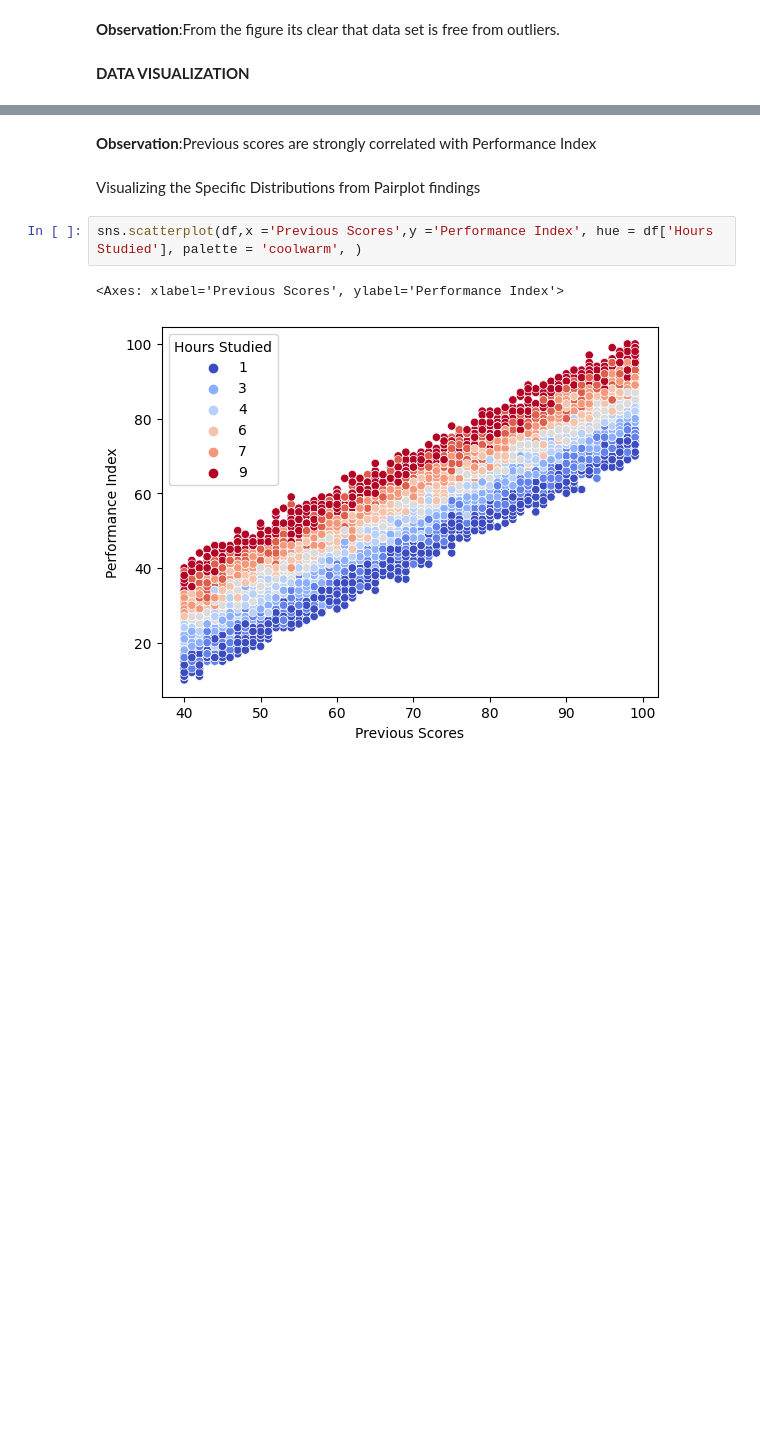
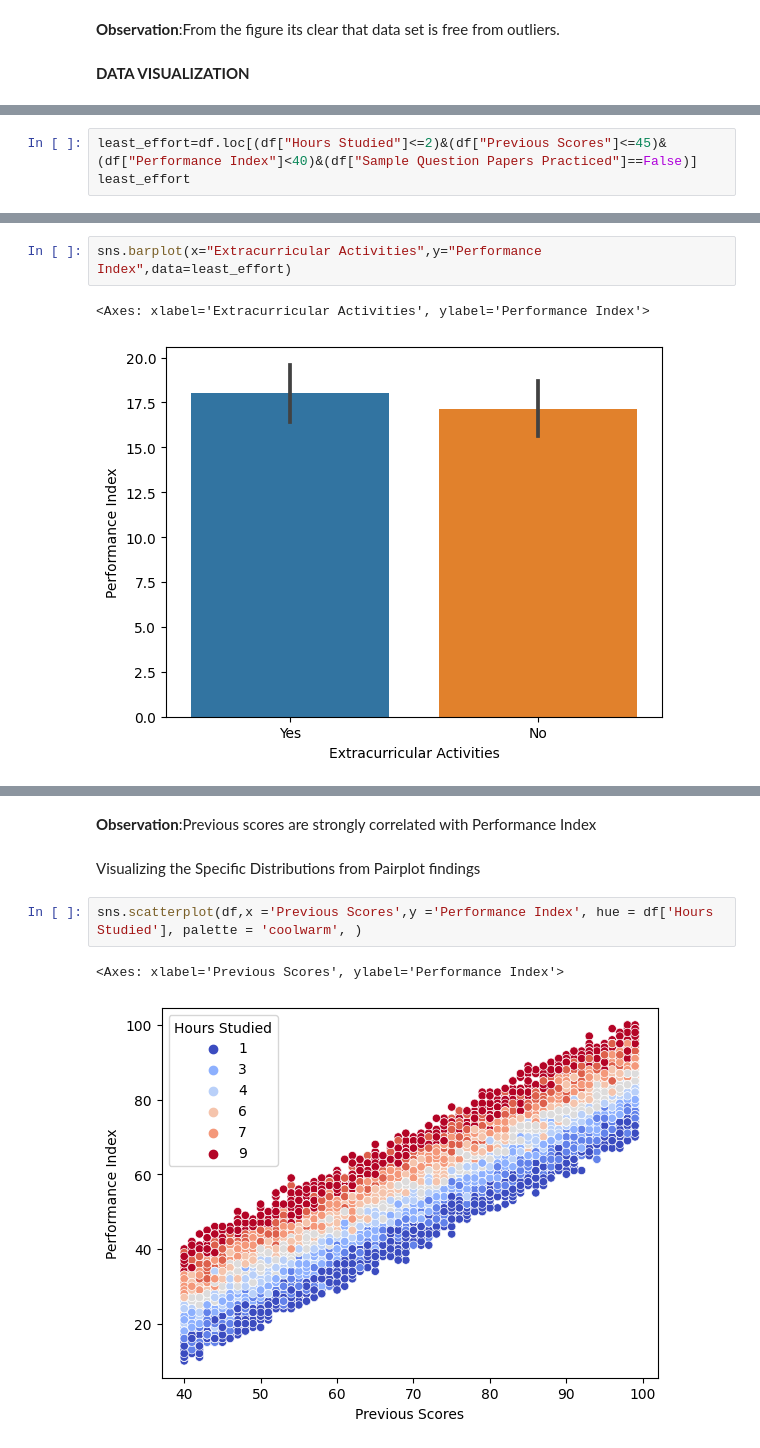
Before and after one commit to HarikrishnanK9/DataSymphony, a Jupyter notebook: Student_Performance_Regression.ipynb, the cells around one changed output, grey strips where cells are left out. Drawn from its saved outputs; the diff is of its cells as text; blank space fills up the shorter version.

```diff
--- a/Student_Performance_Regression.ipynb
+++ b/Student_Performance_Regression.ipynb
@@ -164,0 +173,3 @@ sns.barplot(x='Extracurricular Activities', y='Performance Index', data=df)
+# %%
+least_effort=df.loc[(df["Hours Studied"]<=2)&(df["Previous Scores"]<=45)&(df["Performance Index"]<40)&(df["Sample Question Papers Practiced"]==False)]
+least_effort
@@ -164,0 +194,5 @@ sns.barplot(x='Extracurricular Activities', y='Performance Index', data=df)
+# %%
+sns.barplot(x="Extracurricular Activities",y="Performance Index",data=least_effort)
+# %% [output]
+<Axes: xlabel='Extracurricular Activities', ylabel='Performance Index'>
+[figure, added]
```
Also changed, not shown: parts of 25 cells of this notebook.
